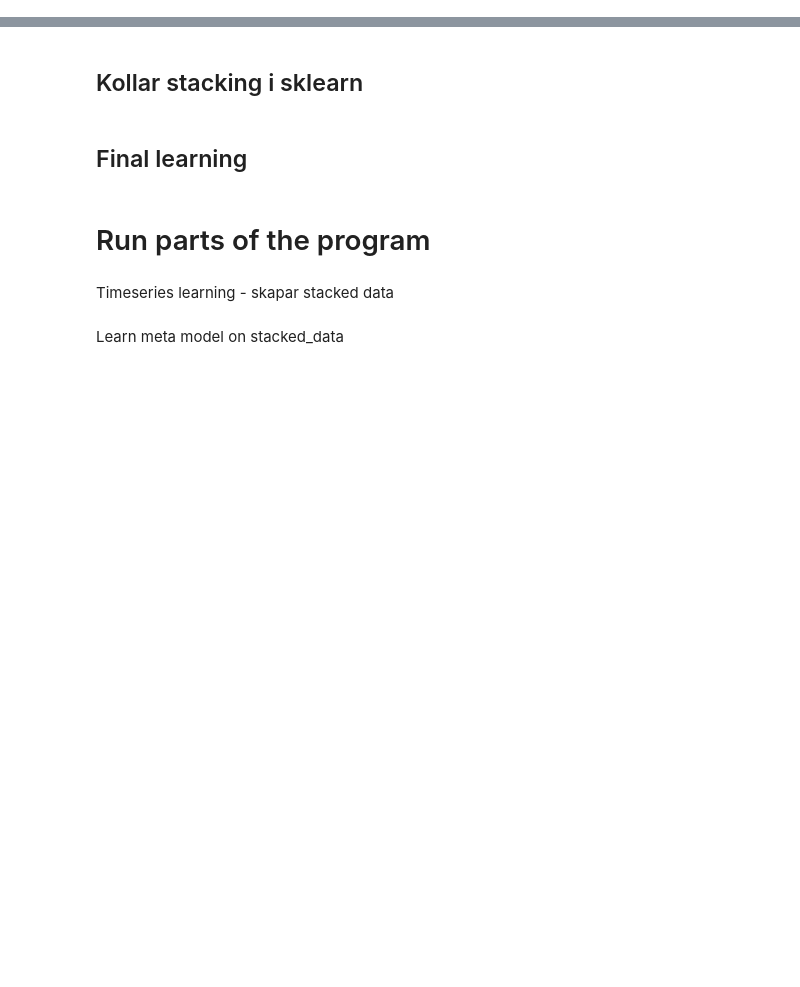
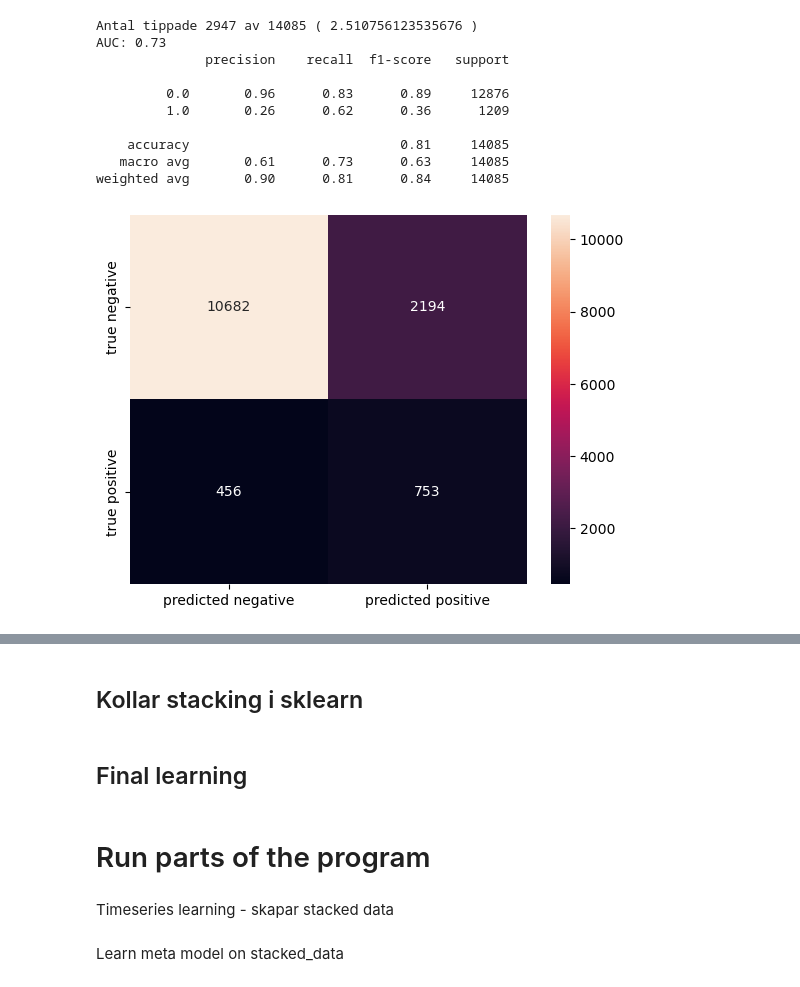
Before and after one commit to carokanns/Trav, a Jupyter notebook: spel/v75_tester/test.ipynb, the cells around one changed output, grey strips where cells are left out. Saved outputs shown, nothing was run; the diff lists cells and outputs as text; code cells hidden in the pictures; blank space fills up the shorter version.

```diff
--- a/spel/v75_tester/test.ipynb
+++ b/spel/v75_tester/test.ipynb
@@ -37,0 +129,57 @@ dict
+# %%
+# Beräkna accuracy
+from sklearn.metrics import classification_report
+from sklearn.metrics import precision_score, recall_score
+from sklearn.metrics import confusion_matrix
+from sklearn.metrics import accuracy_score
+
+lim=0.57
+
+y_pred = (model.predict_proba(X_test)[:, 1] > lim)
+y_pred = y_pred.astype(int)
+print('Antal tippade', np.sum(y_pred), 'av', len(y_pred),   '(', np.sum(y_pred)/len(y_pred)*12, ')')
+# Beräkna konfusionsmatris
+confusion_matrix = confusion_matrix(y_test, y_pred, normalize=None)
+
+# Rita upp värme kartan med den normaliserade matrisen
+# print(f'Confusion matrix: \n{confusion_matrix}')
+
+import seaborn as sns
+# Skapa en värmevägskarta av konfusionsmatrisen
+sns.heatmap(confusion_matrix, annot=True, fmt='d',
+            xticklabels=['predicted negative', 'predicted positive'],
+            yticklabels=['true negative', 'true positive'])
+
+# Beräkna precision och recall
+# precision = precision_score(y_test, y_pred)
+# recall = recall_score(y_test, y_pred)
+# print(f'Precision: {precision:.2f}')
+# print(f'Recall: {recall:.2f}')
+
+# from sklearn.metrics import f1_score
+# # Beräkna F1-score
+# f1 = f1_score(y_test, y_pred)
+# print(f'F1-score: {f1:.2f}')
+
+from sklearn.metrics import roc_auc_score
+# Mät AUC för y_pred
+auc = roc_auc_score(y_test, y_pred)
+
+# Skriv ut AUC
+print(f'AUC: {auc:.2f}')
+
+
+# Skriv ut en rapport med AUC och andra prestandametriker
+print(classification_report(y_test, y_pred))
+# %% [output]
+Antal tippade 2947 av 14085 ( 2.510756123535676 )
+AUC: 0.73
+              precision    recall  f1-score   support
+
+         0.0       0.96      0.83      0.89     12876
+         1.0       0.26      0.62      0.36      1209
+
+    accuracy                           0.81     14085
+   macro avg       0.61      0.73      0.63     14085
+weighted avg       0.90      0.81      0.84     14085
+[figure, added]
```
Also changed, not shown: parts of 7 cells of this notebook, 4 other files.
